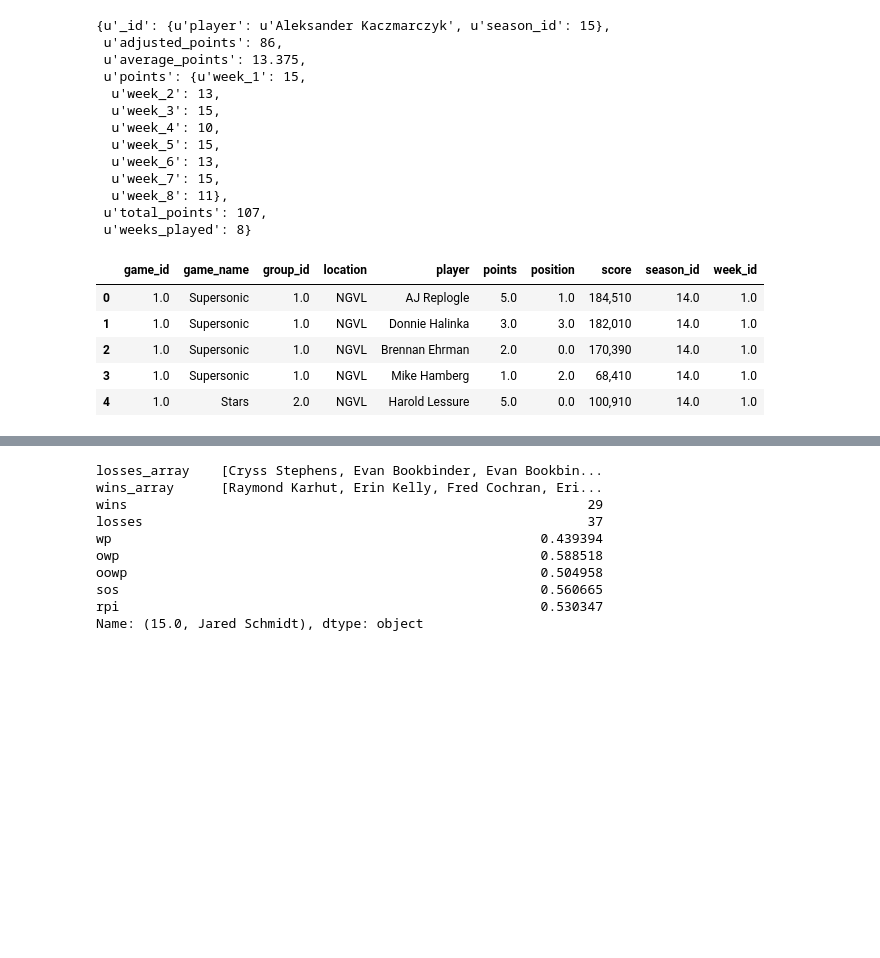
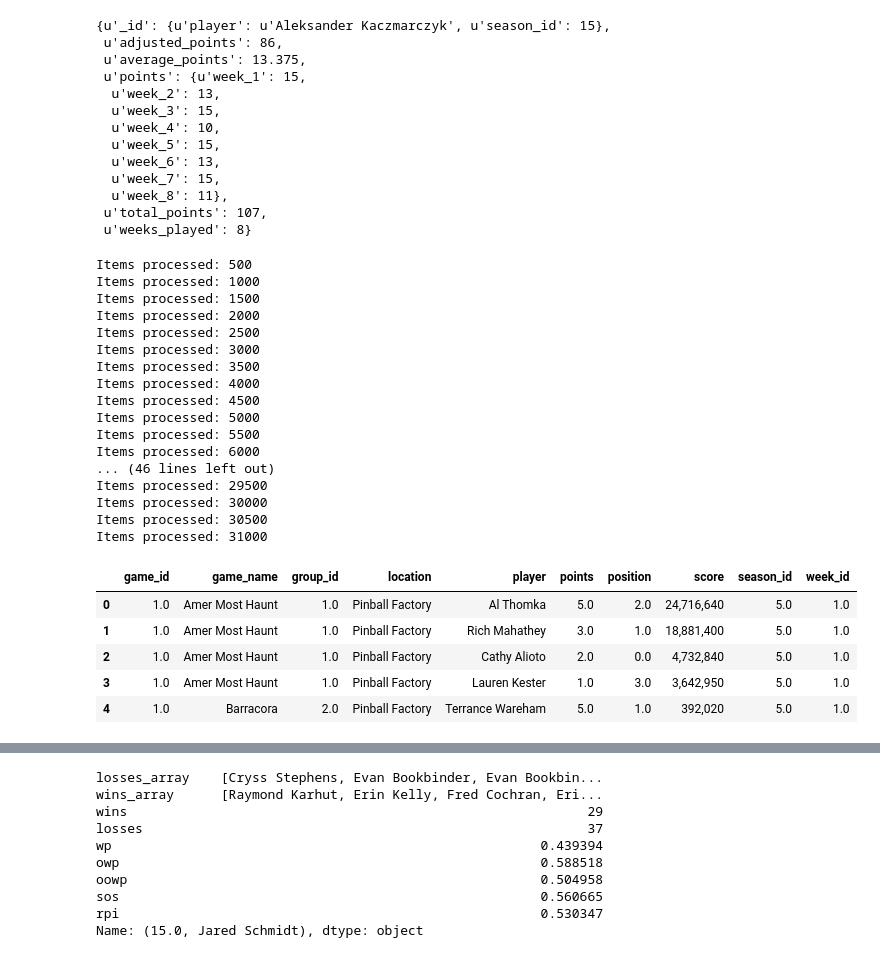
Before and after one commit to jjsz12/ppl-scoring, a Jupyter notebook: notebooks/ppl_data.ipynb, the cells around one changed output, grey strips where cells are left out. Cells and saved outputs as stored; diff of their text form; code cells hidden in the pictures; blank space fills up the shorter version.

```diff
--- a/notebooks/ppl_data.ipynb
+++ b/notebooks/ppl_data.ipynb
@@ -71,18 +71,39 @@ standings.find().limit(1)[0]
  u'weeks_played': 8}
 # %%
 df = pd.DataFrame()
+i=0
 for item in scores.find(projection={'_id': False}, sort=[
     ('season_id', 1), ('game_id', 1), ('week_id', 1), ('group_id', 1), ('points', -1)
 ]):
     df = df.append(item, ignore_index=True)
+    i=i+1
+    if i%500==0:
+        print 'Items processed: {}'.format(i)
 df.head()
 # %% [output]
+Items processed: 500
+Items processed: 1000
+Items processed: 1500
+Items processed: 2000
+Items processed: 2500
+Items processed: 3000
+Items processed: 3500
+Items processed: 4000
+Items processed: 4500
+Items processed: 5000
+Items processed: 5500
+Items processed: 6000
+... (46 lines left out)
+Items processed: 29500
+Items processed: 30000
+Items processed: 30500
+Items processed: 31000
 |  | game_id | game_name | group_id | location | player | points | position | score | season_id | week_id |
-| 0 | 1.0 | Supersonic | 1.0 | NGVL | AJ Replogle | 5.0 | 1.0 | 184,510 | 14.0 | 1.0 |
-| 1 | 1.0 | Supersonic | 1.0 | NGVL | Donnie Halinka | 3.0 | 3.0 | 182,010 | 14.0 | 1.0 |
-| 2 | 1.0 | Supersonic | 1.0 | NGVL | Brennan Ehrman | 2.0 | 0.0 | 170,390 | 14.0 | 1.0 |
-| 3 | 1.0 | Supersonic | 1.0 | NGVL | Mike Hamberg | 1.0 | 2.0 | 68,410 | 14.0 | 1.0 |
-| 4 | 1.0 | Stars | 2.0 | NGVL | Harold Lessure | 5.0 | 0.0 | 100,910 | 14.0 | 1.0 |
+| 0 | 1.0 | Amer Most Haunt | 1.0 | Pinball Factory | Al Thomka | 5.0 | 2.0 | 24,716,640 | 5.0 | 1.0 |
+| 1 | 1.0 | Amer Most Haunt | 1.0 | Pinball Factory | Rich Mahathey | 3.0 | 1.0 | 18,881,400 | 5.0 | 1.0 |
+| 2 | 1.0 | Amer Most Haunt | 1.0 | Pinball Factory | Cathy Alioto | 2.0 | 0.0 | 4,732,840 | 5.0 | 1.0 |
+| 3 | 1.0 | Amer Most Haunt | 1.0 | Pinball Factory | Lauren Kester | 1.0 | 3.0 | 3,642,950 | 5.0 | 1.0 |
+| 4 | 1.0 | Barracora | 2.0 | Pinball Factory | Terrance Wareham | 5.0 | 1.0 | 392,020 | 5.0 | 1.0 |
 # %%
 df.head(20)
 # %% [output]
```
Also changed, not shown: parts of 7 cells of this notebook, 9 other files.
